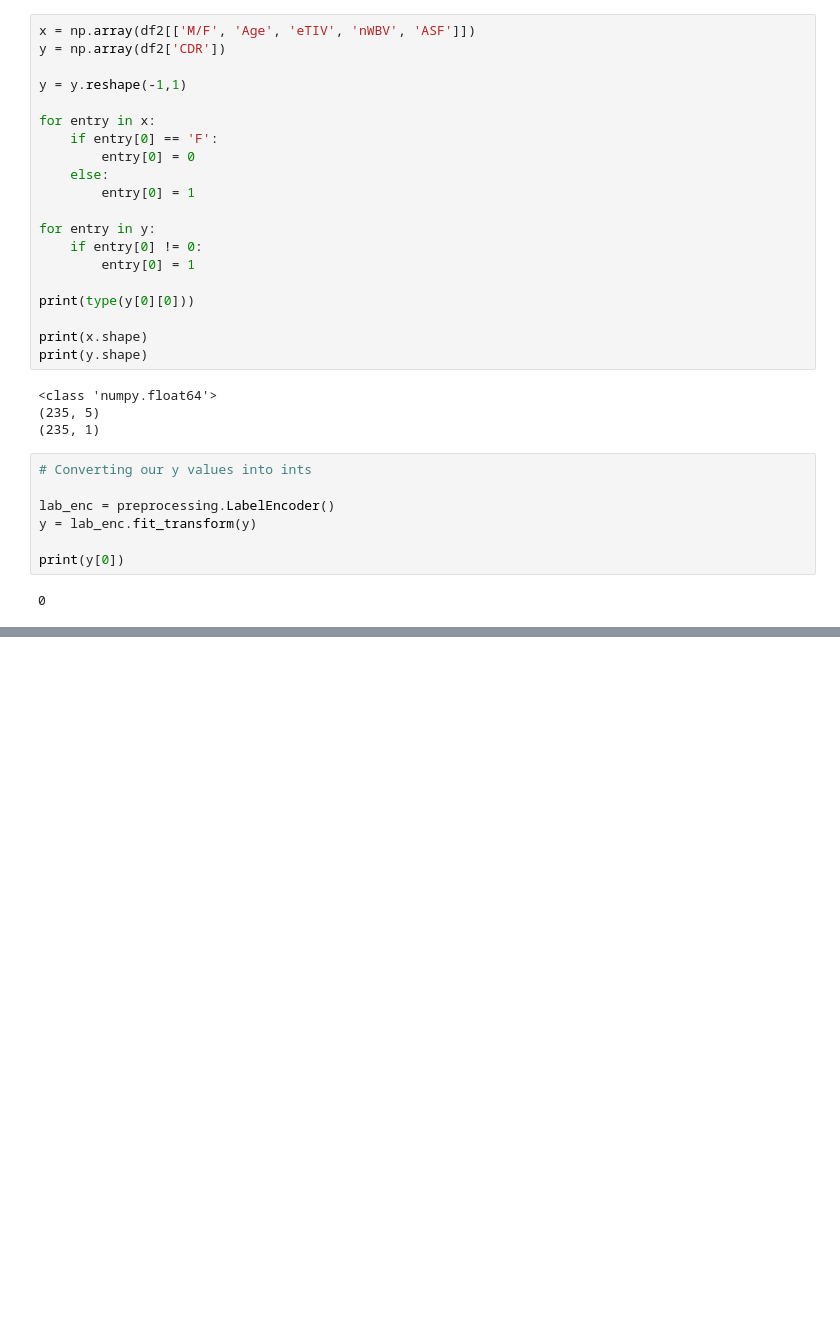
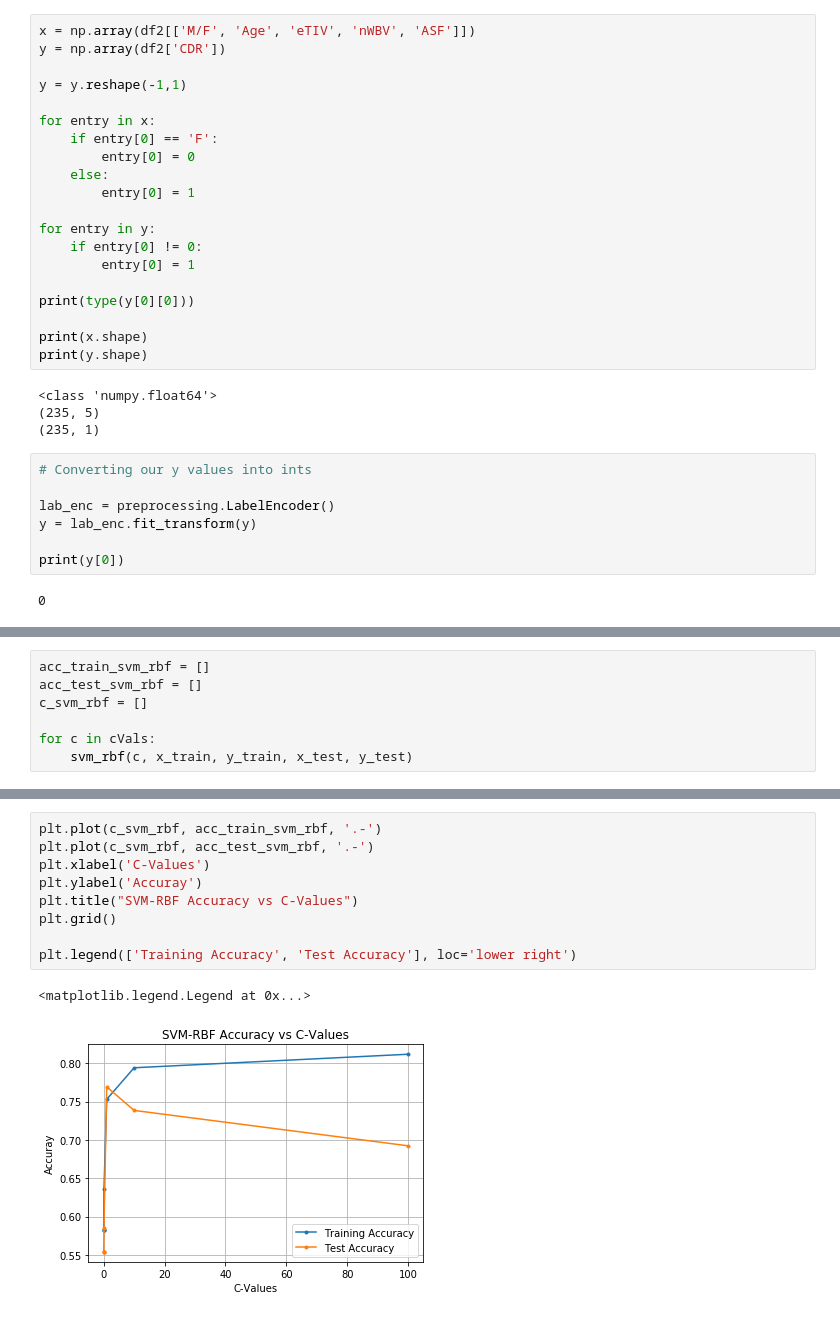
Before and after one commit to MichaelLiKwan/Dementia-ML-Project, a Jupyter notebook: Dementia Project-NM.ipynb, the cells around one changed output, grey strips where cells are left out. Drawn from its saved outputs; the diff is of its cells as text; blank space fills up the shorter version.

```diff
--- a/Dementia Project-NM.ipynb
+++ b/Dementia Project-NM.ipynb
@@ -214,0 +350,7 @@ from sklearn import svm
+# %%
+acc_train_svm_rbf = []
+acc_test_svm_rbf = []
+c_svm_rbf = []
+
+for c in cVals:
+    svm_rbf(c, x_train, y_train, x_test, y_test)
@@ -214,0 +372,12 @@ from sklearn import svm
+# %%
+plt.plot(c_svm_rbf, acc_train_svm_rbf, '.-')
+plt.plot(c_svm_rbf, acc_test_svm_rbf, '.-')
+plt.xlabel('C-Values')
+plt.ylabel('Accuray')
+plt.title("SVM-RBF Accuracy vs C-Values")
+plt.grid()
+
+plt.legend(['Training Accuracy', 'Test Accuracy'], loc='lower right')
+# %% [output]
+<matplotlib.legend.Legend at 0x...>
+[figure, added]
```
Also changed, not shown: parts of 29 cells of this notebook.
